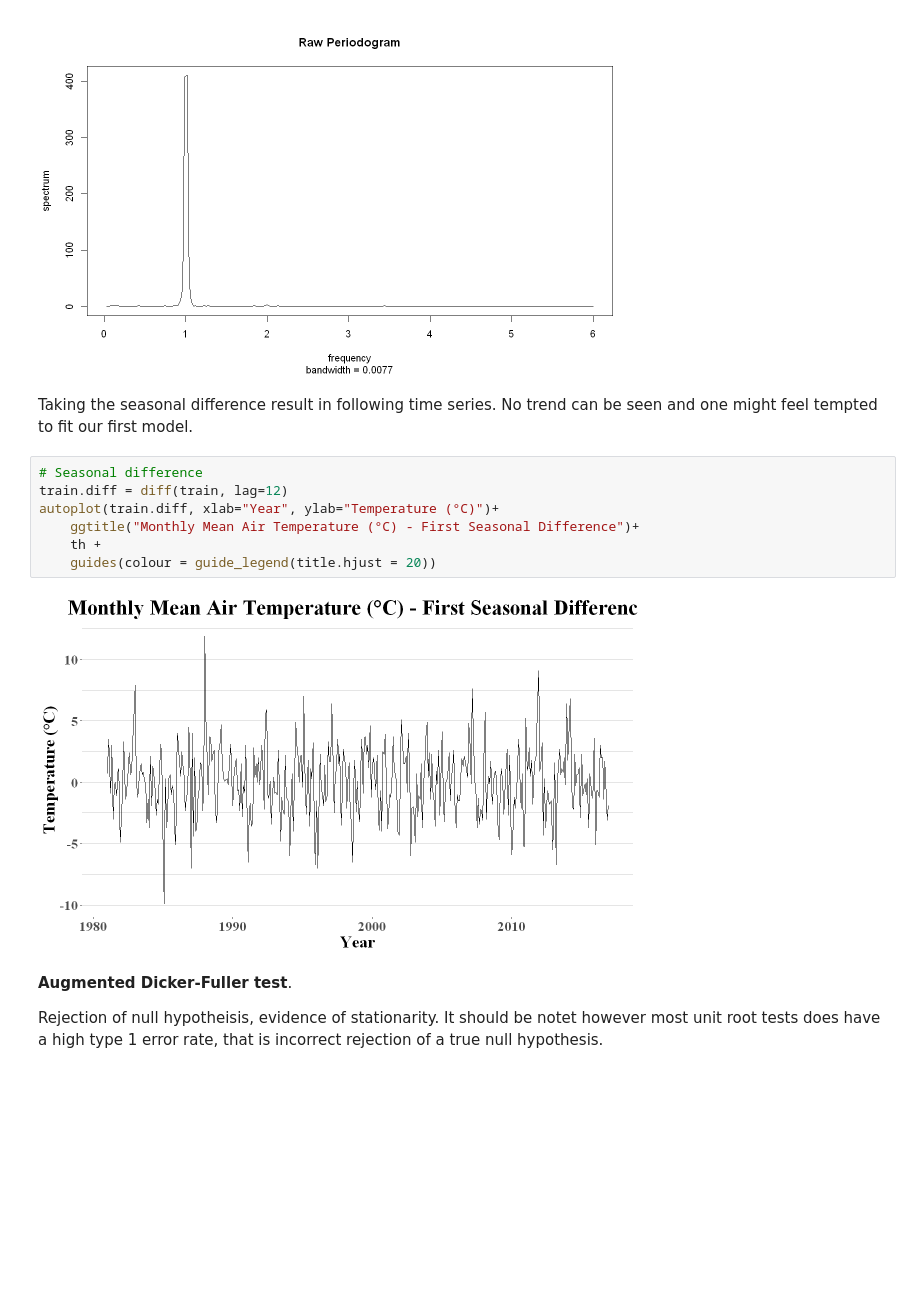
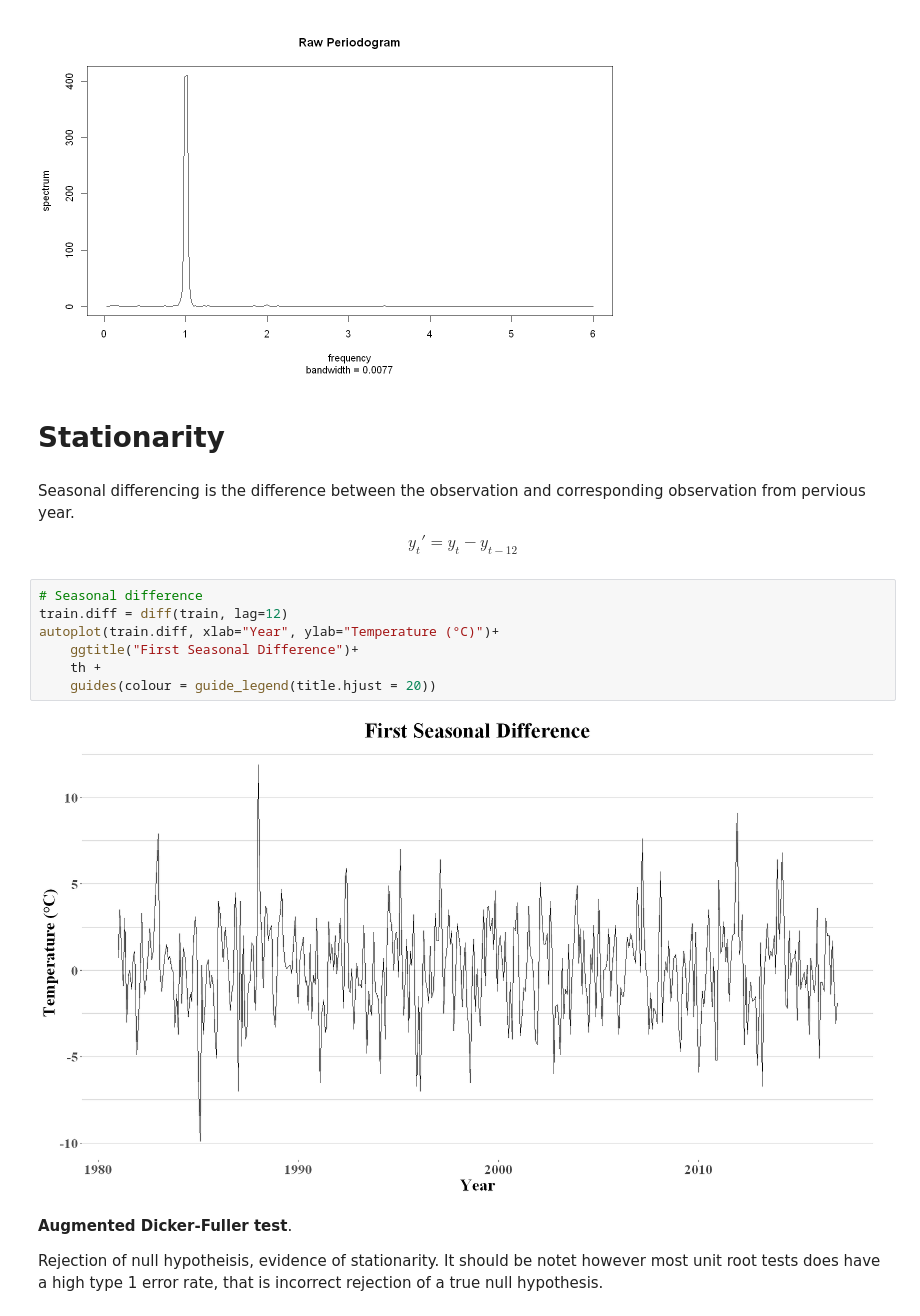
Before and after one commit to AndreasPalmgren/Sthlm-Temp-ARIMA, a Jupyter notebook: SthlmMeanTemperature.ipynb, the cells around one changed output. Cells and saved outputs as stored; diff of their text form; blank space fills up the shorter version.

```diff
--- a/SthlmMeanTemperature.ipynb
+++ b/SthlmMeanTemperature.ipynb
@@ -181,17 +169,22 @@ With monthly data, our dominating period is obviosly 12. The periodogram can be
 spec.pgram(train, log="no", main="Raw Periodogram")
 # %% [output]
 [figure]
+# %% [markdown]
+# Stationarity
 # %% [markdown]
-Taking the seasonal difference result in following time series. No trend can be seen and one might feel tempted to fit our first model.
+Seasonal differencing is the difference between the observation and corresponding observation from pervious year.
+$$
+y_t' = y_t - y_{t-12}
+$$
 # %%
 # Seasonal difference
 train.diff = diff(train, lag=12)
 autoplot(train.diff, xlab="Year", ylab="Temperature (°C)")+
-    ggtitle("Monthly Mean Air Temperature (°C) - First Seasonal Difference")+
+    ggtitle("First Seasonal Difference")+
     th +
     guides(colour = guide_legend(title.hjust = 20))
 # %% [output]
-[figure, old version]
+[figure, new version]
 # %% [markdown]
 **Augmented Dicker-Fuller test**.
 
```
Also changed, not shown: parts of 37 cells of this notebook.
